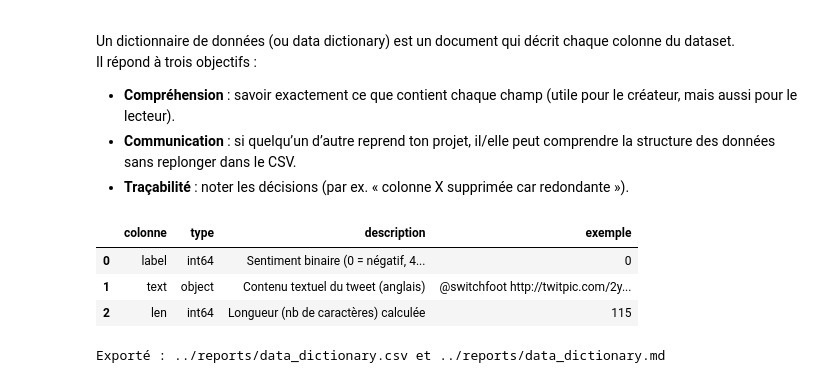
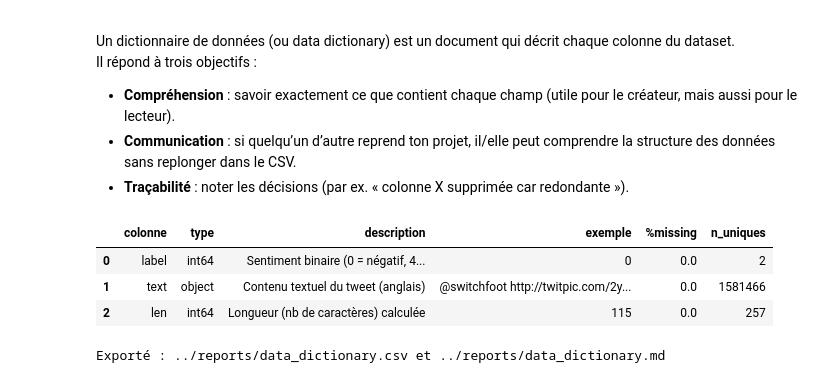
Before and after one commit to Michelita101/projet7-sentiment, a Jupyter notebook: notebooks/Dewerpe_Michèle_2_scripts_notebook_modélisation_092025.ipynb, the cells around one changed output. Drawn from its saved outputs; the diff is of its cells as text; code cells hidden in the pictures.

```diff
--- a/notebooks/Dewerpe_Michèle_2_scripts_notebook_modélisation_092025.ipynb
+++ b/notebooks/Dewerpe_Michèle_2_scripts_notebook_modélisation_092025.ipynb
@@ -128,37 +132,88 @@ Il répond à trois objectifs :
 - __Communication__ : si quelqu’un d’autre reprend ton projet, il/elle peut comprendre la structure des données sans replonger dans le CSV.
 - __Traçabilité__ : noter les décisions (par ex. « colonne X supprimée car redondante »).
 # %%
-# Dictionnaire
-dico = [
-    {"colonne": "label", "type": str(df["label"].dtype), "description": "Sentiment binaire (0 = négatif, 4 = positif)", "exemple": df["label"].iloc[0]},
-    {"colonne": "text",  "type": str(df["text"].dtype),  "description": "Contenu textuel du tweet (anglais)",          "exemple": df["text"].iloc[0][:80] + ("..." if len(df['text'].iloc[0])>80 else "")},
-]
+import pandas as pd
+import numpy as np
 
-# Si 'len' pour l’EDA :
-if "len" in df.columns:
-    dico.append({"colonne": "len", "type": str(df["len"].dtype), "description": "Longueur (nb de caractères) calculée", "exemple": df["len"].iloc[0]})
+def safe_example(series, max_len=80):
+    if series.empty:
+        return ""
+    x = series.iloc[0]
+    if pd.isna(x):
+        return ""
+    x = str(x)
+    return x[:max_len] + ("..." if len(x) > max_len else "")
 
-data_dict = pd.DataFrame(dico)
+# Métriques globales utiles
+missing = df.isna().mean().to_dict()
+nunique = df.nunique(dropna=True).to_dict()
+
+# Dictionnaire de base
+dico = []
+
+# label
+if "label" in df.columns:
+    dico.append({
+        "colonne": "label",
+        "type": str(df["label"].dtype),
+        "description": "Sentiment binaire (0 = négatif, 4 = positif)",
+        "exemple": "" if df.empty else int(df["label"].iloc[0]),
+        "%missing": round(100*missing.get("label", 0), 2),
+        "n_uniques": int(nunique.get("label", 0))
+    })
+
+# text
+if "text" in df.columns:
+    dico.append({
+        "colonne": "text",
+        "type": str(df["text"].dtype),
+        "description": "Contenu textuel du tweet (anglais)",
+        "exemple": safe_example(df["text"]),
+        "%missing": round(100*missing.get("text", 0), 2),
+        "n_uniques": int(nunique.get("text", 0))
+    })
+
+# colonnes dérivées éventuelles
+for c, desc in [
+    ("len", "Longueur (nb de caractères) calculée"),
+    # ("num_urls", "Nombre d'URL détectées"),
+    # ("num_mentions", "Nombre de mentions détectées"),
+]:
+    if c in df.columns:
+        dico.append({
+            "colonne": c,
+            "type": str(df[c].dtype),
+            "description": desc,
+            "exemple": "" if df.empty else df[c].iloc[0],
+            "%missing": round(100*missing.get(c, 0), 2),
+            "n_uniques": int(nunique.get(c, 0))
+        })
+
+# DataFrame propre avec colonnes ordonnées
+cols_order = ["colonne", "type", "description", "exemple", "%missing", "n_uniques"]
+data_dict = pd.DataFrame(dico)[cols_order]
 display(data_dict)
 
-# Exports (garde une trace lisible côté repo)
+# Exports
 data_dict_path_csv = "../reports/data_dictionary.csv"
 data_dict_path_md  = "../reports/data_dictionary.md"
 
 data_dict.to_csv(data_dict_path_csv, index=False)
 
 with open(data_dict_path_md, "w", encoding="utf-8") as f:
     f.write("# Data Dictionary\n\n")
     for _, r in data_dict.iterrows():
         f.write(f"## {r['colonne']}\n")
         f.write(f"- Type : `{r['type']}`\n")
         f.write(f"- Description : {r['description']}\n")
-        f.write(f"- Exemple : {r['exemple']}\n\n")
+        f.write(f"- Exemple : {r['exemple']}\n")
+        f.write(f"- % manquants : {r['%missing']}%\n")
+        f.write(f"- Nb. valeurs uniques : {r['n_uniques']}\n\n")
 
 print("Exporté :", data_dict_path_csv, "et", data_dict_path_md)
 # %% [output]
-|  | colonne | type | description | exemple |
-| 0 | label | int64 | Sentiment binaire (0 = négatif, 4... | 0 |
-| 1 | text | object | Contenu textuel du tweet (anglais) | @switchfoot http://twitpic.com/2y... |
-| 2 | len | int64 | Longueur (nb de caractères) calculée | 115 |
+|  | colonne | type | description | exemple | %missing | n_uniques |
+| 0 | label | int64 | Sentiment binaire (0 = négatif, 4... | 0 | 0.0 | 2 |
+| 1 | text | object | Contenu textuel du tweet (anglais) | @switchfoot http://twitpic.com/2y... | 0.0 | 1581466 |
+| 2 | len | int64 | Longueur (nb de caractères) calculée | 115 | 0.0 | 257 |
 Exporté : ../reports/data_dictionary.csv et ../reports/data_dictionary.md
```
Also changed, not shown: parts of 20 cells of this notebook.
